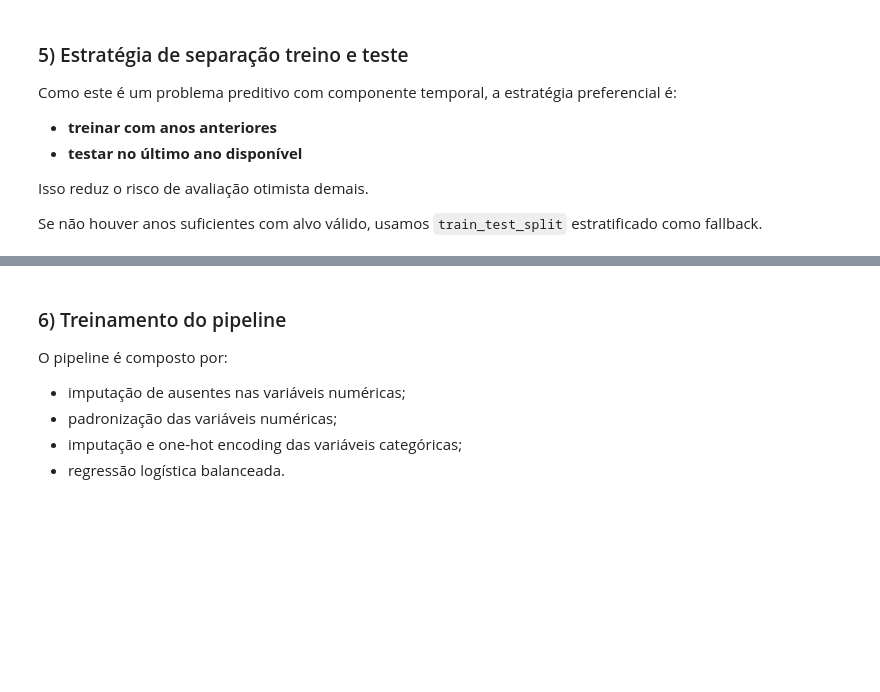
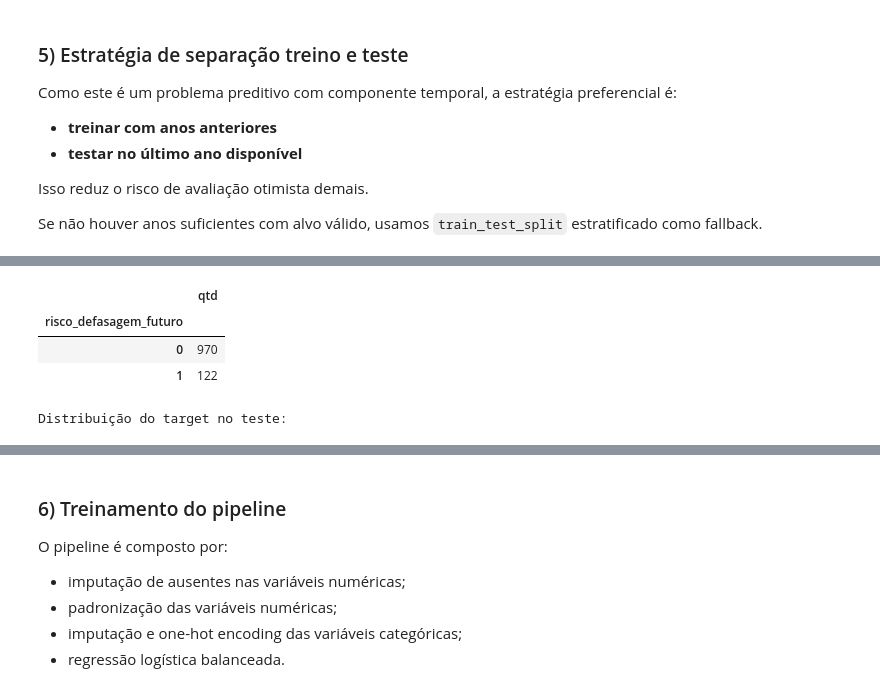
Before and after one commit to sergio-raulino/fiap-datathon-passos-magicos, a Jupyter notebook: notebooks/04_modelagem_risco_defasagem_adaptado.ipynb, the cells around one changed output, grey strips where cells are left out. Saved outputs shown, nothing was run; the diff lists cells and outputs as text; code cells hidden in the pictures; blank space fills up the shorter version.

```diff
--- a/notebooks/04_modelagem_risco_defasagem_adaptado.ipynb
+++ b/notebooks/04_modelagem_risco_defasagem_adaptado.ipynb
@@ -394,28 +372,54 @@ Isso reduz o risco de avaliação otimista demais.
 
 Se não houver anos suficientes com alvo válido, usamos `train_test_split` estratificado como fallback.
 # %%
+from sklearn.model_selection import train_test_split
+import pandas as pd
+
 df_trainable = df.loc[y.index].copy()
-anos_validos = (
-    pd.to_numeric(df_trainable["ano_pede"], errors="coerce")
-    .dropna()
-    .astype(int)
-    .sort_values()
-    .unique()
-)
 
-use_temporal_split = len(anos_validos) >= 2
+# Colunas temporais candidatas, por ordem de preferência
+temporal_candidates = ["ano_pede", "ano", "year", "ano_referencia"]
+
+temporal_col = next((col for col in temporal_candidates if col in df_trainable.columns), None)
+
+use_temporal_split = False
+split_strategy = None
+
+if temporal_col is not None:
+    anos_validos = (
+        pd.to_numeric(df_trainable[temporal_col], errors="coerce")
+        .dropna()
+        .astype(int)
+        .sort_values()
+        .unique()
+    )
+
+    use_temporal_split = len(anos_validos) >= 2
 
 if use_temporal_split:
     test_year = int(anos_validos[-1])
-    train_mask = pd.to_numeric(df_trainable["ano_pede"], errors="coerce") < test_year
-    test_mask = pd.to_numeric(df_trainable["ano_pede"], errors="coerce") == test_year
+
+    temporal_series = pd.to_numeric(df_trainable[temporal_col], errors="coerce")
+    train_mask = temporal_series < test_year
+    test_mask = temporal_series == test_year
 
     X_train = X.loc[train_mask].reset_index(drop=True)
     X_test = X.loc[test_mask].reset_index(drop=True)
     y_train = y.loc[train_mask].reset_index(drop=True)
     y_test = y.loc[test_mask].reset_index(drop=True)
 
-    split_strategy = f"temporal (treino < {test_year}, teste = {test_year})"
+    split_strategy = f"temporal pela coluna '{temporal_col}' (treino < {test_year}, teste = {test_year})"
+
+    # fallback extra caso algum dos lados fique vazio
+    if X_train.empty or X_test.empty:
+        X_train, X_test, y_train, y_test = train_test_split(
+            X,
+            y,
+            test_size=0.2,
+            random_state=42,
+            stratify=y if y.nunique() > 1 else None,
+        )
+        split_strategy = "aleatória estratificada (fallback por split temporal inválido)"
 else:
     X_train, X_test, y_train, y_test = train_test_split(
         X,
@@ -424,17 +428,30 @@ else:
         random_state=42,
         stratify=y if y.nunique() > 1 else None,
     )
-    split_strategy = "aleatória estratificada (fallback)"
+    split_strategy = "aleatória estratificada (sem coluna temporal)"
 
 print("Estratégia usada:", split_strategy)
 print("Treino:", X_train.shape, y_train.shape)
 print("Teste :", X_test.shape, y_test.shape)
 
-if "ano_pede" in df_trainable.columns:
-    print("\nAnos no treino:")
-    display(pd.Series(X_train["ano_pede"]).value_counts(dropna=False).sort_index().rename("qtd").to_frame())
-    print("\nAnos no teste:")
-    display(pd.Series(X_test["ano_pede"]).value_counts(dropna=False).sort_index().rename("qtd").to_frame())
+if temporal_col is not None and temporal_col in X_train.columns and temporal_col in X_test.columns:
+    print(f"\nValores de {temporal_col} no treino:")
+    display(
+        pd.Series(X_train[temporal_col])
+        .value_counts(dropna=False)
+        .sort_index()
+        .rename("qtd")
+        .to_frame()
+    )
+
+    print(f"\nValores de {temporal_col} no teste:")
+    display(
+        pd.Series(X_test[temporal_col])
+        .value_counts(dropna=False)
+        .sort_index()
+        .rename("qtd")
+        .to_frame()
+    )
 
 print("\nDistribuição do target no treino:")
 display(y_train.value_counts(dropna=False).sort_index().rename("qtd").to_frame())
@@ -445,0 +467,5 @@ KeyError: 'ano_pede'
+|  | qtd |
+| risco_defasagem_futuro |  |
+| 0 | 970 |
+| 1 | 122 |
+Distribuição do target no teste:
```
Also changed, not shown: parts of 12 cells of this notebook.
